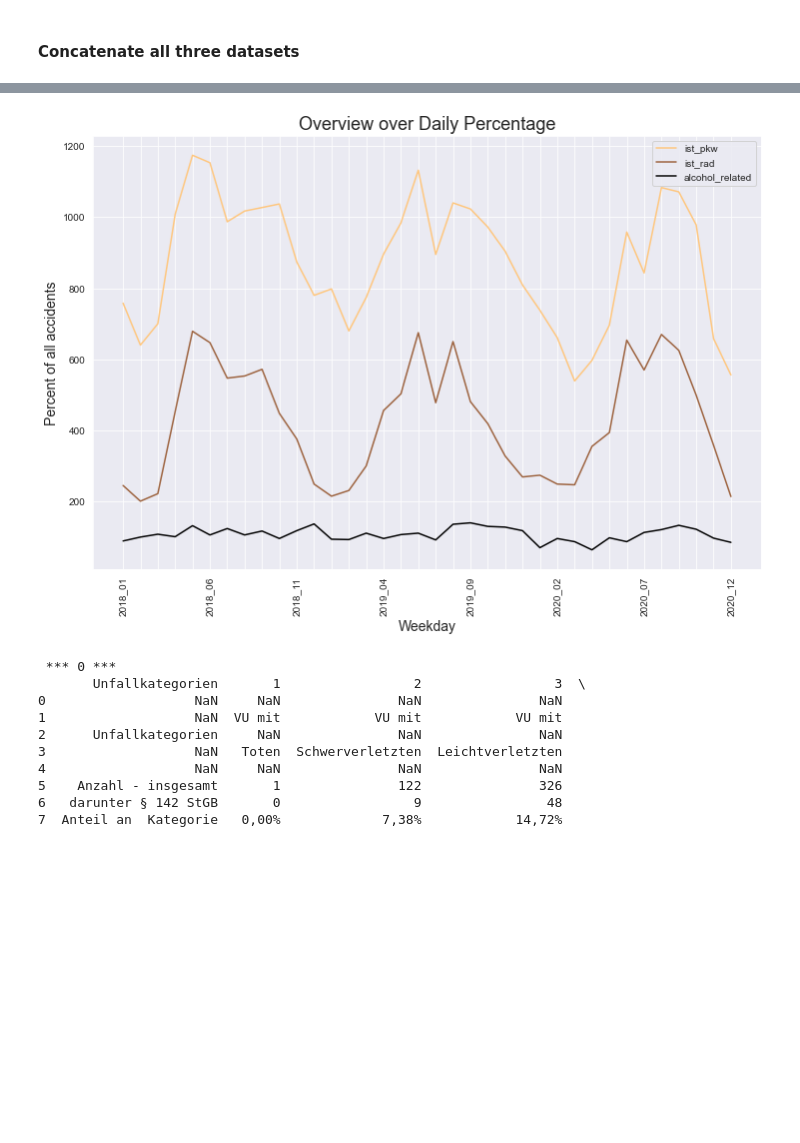
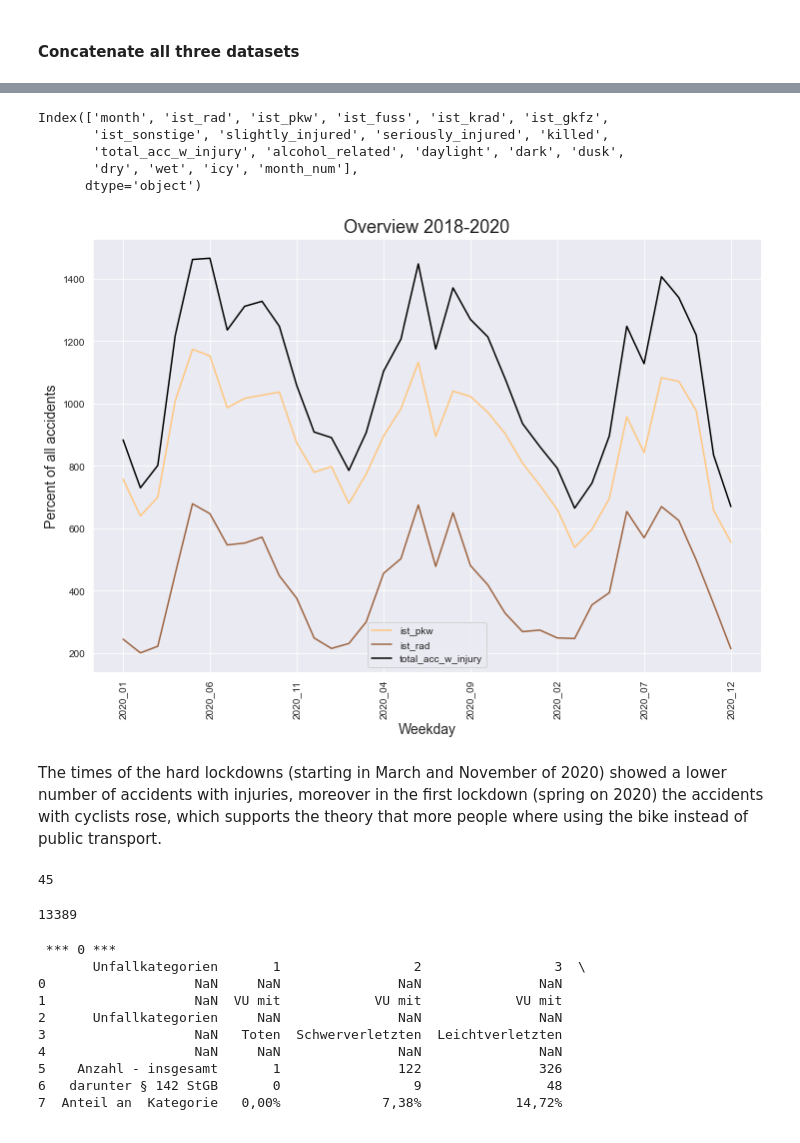
Before and after one commit to SEberwein/Berlin_traffic_accidents_2018-2020, a Jupyter notebook: add_data.ipynb, the cells around one changed output, grey strips where cells are left out. Drawn from its saved outputs; the diff is of its cells as text; code cells hidden in the pictures; blank space fills up the shorter version.

```diff
--- a/add_data.ipynb
+++ b/add_data.ipynb
@@ -189,4 +178,7 @@ data_20.drop(["accident_outcome"], axis=1, inplace=True)
 data_20 = data_20.groupby("umonat").agg(sum)
+# %%
+# create total_acc_w_injury column
+data_20["total_acc_w_injury"] = data_20.slightly_injured + data_20.seriously_injured + data_20.killed
 # %%
 # create year_month column
 data_20["month"] = list(map(create_month_col, data_20.index))
@@ -223,4 +215,5 @@ data_20["alcohol_related"] = [int(_) for _ in dui_2020_]
 # %%
 # reorder columns
 data_20 = data_20[['month', 'ist_rad', 'ist_pkw', 'ist_fuss', 'ist_krad', 'ist_gkfz', 'ist_sonstige', 'slightly_injured',
-                   'seriously_injured', 'killed', 'alcohol_related']]
+                   'seriously_injured', 'killed', 'total_acc_w_injury', 'alcohol_related', 'daylight', 'dark', 'dusk',
+                   'dry', 'wet', 'icy']]
@@ -267,2 +226,5 @@ data_complete.reset_index(drop=True)
+# %%
+data_complete.reset_index(drop=True)
+data_complete["month_num"] = list(map(lambda x: int(x.replace("_", "")), data_complete.month))
 # %%
 # save as csv
@@ -270,15 +252,36 @@ data_complete.reset_index(drop=True)
+# %%
+data_complete.columns
+# %% [output]
+Index(['month', 'ist_rad', 'ist_pkw', 'ist_fuss', 'ist_krad', 'ist_gkfz',
+       'ist_sonstige', 'slightly_injured', 'seriously_injured', 'killed',
+       'total_acc_w_injury', 'alcohol_related', 'daylight', 'dark', 'dusk',
+       'dry', 'wet', 'icy', 'month_num'],
+      dtype='object')
+# %%
+data_complete.rename(columns={'ist_rad': 'bicycle', 'ist_pkw': 'car', 'ist_fuss': 'pedestrian', 'ist_krad': 'motorbike',
+                              'ist_gkfz': 'truck', 'ist_sonstige': 'other'}, inplace=True)
 # %%
 sns.set_style('darkgrid')
-data_complete.plot(x="month", y=["ist_pkw", "ist_rad", "alcohol_related"], kind="line", figsize=(12,8), colormap="copper_r")
-plt.title("Overview over Daily Percentage", fontsize=18)
+data_complete.plot(x="month", y=["ist_pkw", "ist_rad", "total_acc_w_injury"], kind="line", figsize=(12,8), colormap="copper_r")
+plt.title("Overview 2018-2020", fontsize=18)
 plt.xlabel("Weekday", fontsize=14)
 plt.xticks(rotation=90)
-plt.xticks(np.arange(0, len(data_complete), int(len(data_complete) / len(data_complete))))
+#plt.xticks(np.arange(min(complete_data.month_num"), max("monthmum"), 1.0))
 plt.ylabel("Percent of all accidents", fontsize=14)
 
 plt.show()
 # %% [output]
-[figure, old version]
+[figure, new version]
+# %% [markdown]
+The times of the hard lockdowns (starting in March and November of 2020) showed a lower number of accidents with injuries, moreover in the first lockdown (spring on 2020) the accidents with cyclists rose, which supports the theory that more people where using the bike instead of public transport.
+# %%
+sum(data_20.killed)
+# %% [output]
+45
+# %%
+len(data_[data_.ujahr == 2019])
+# %% [output]
+13389
 # %%
 # show pdf table contents
 for _ in range(len(tables)):
```
Also changed, not shown: parts of 22 cells of this notebook, 1 other file.
